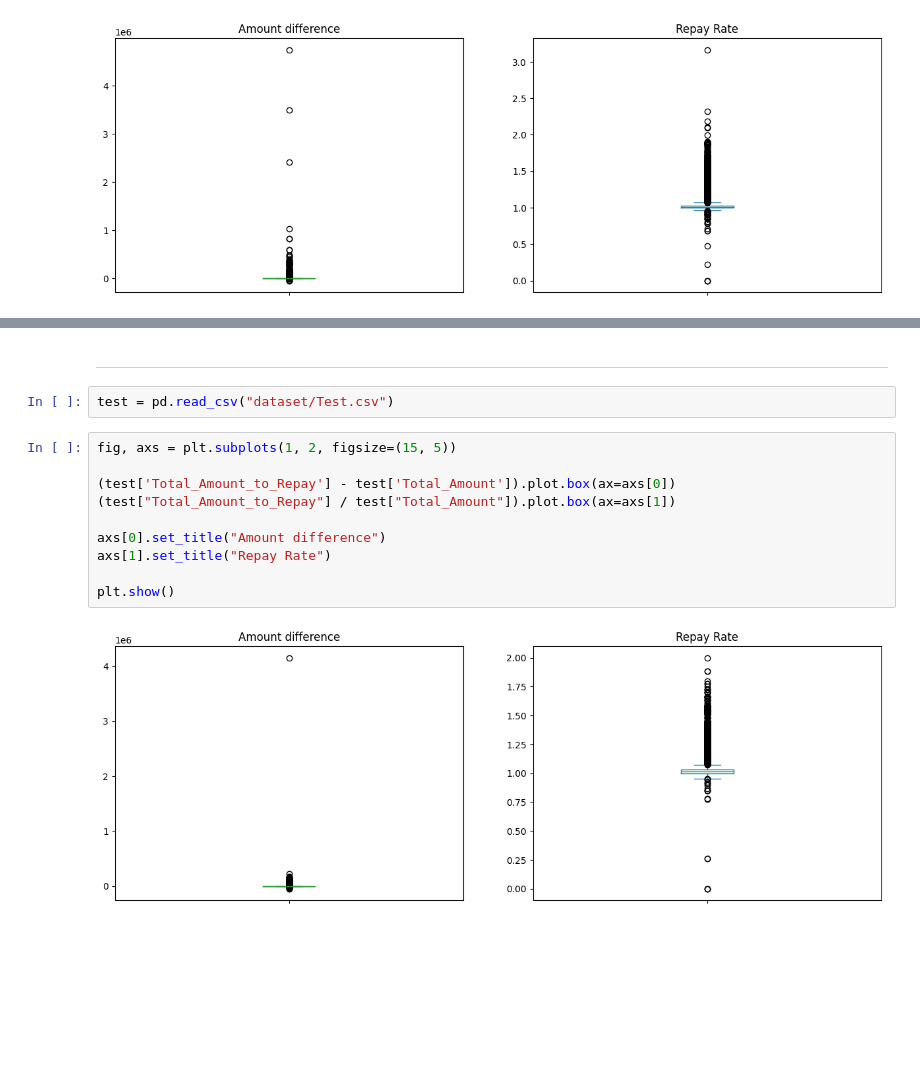
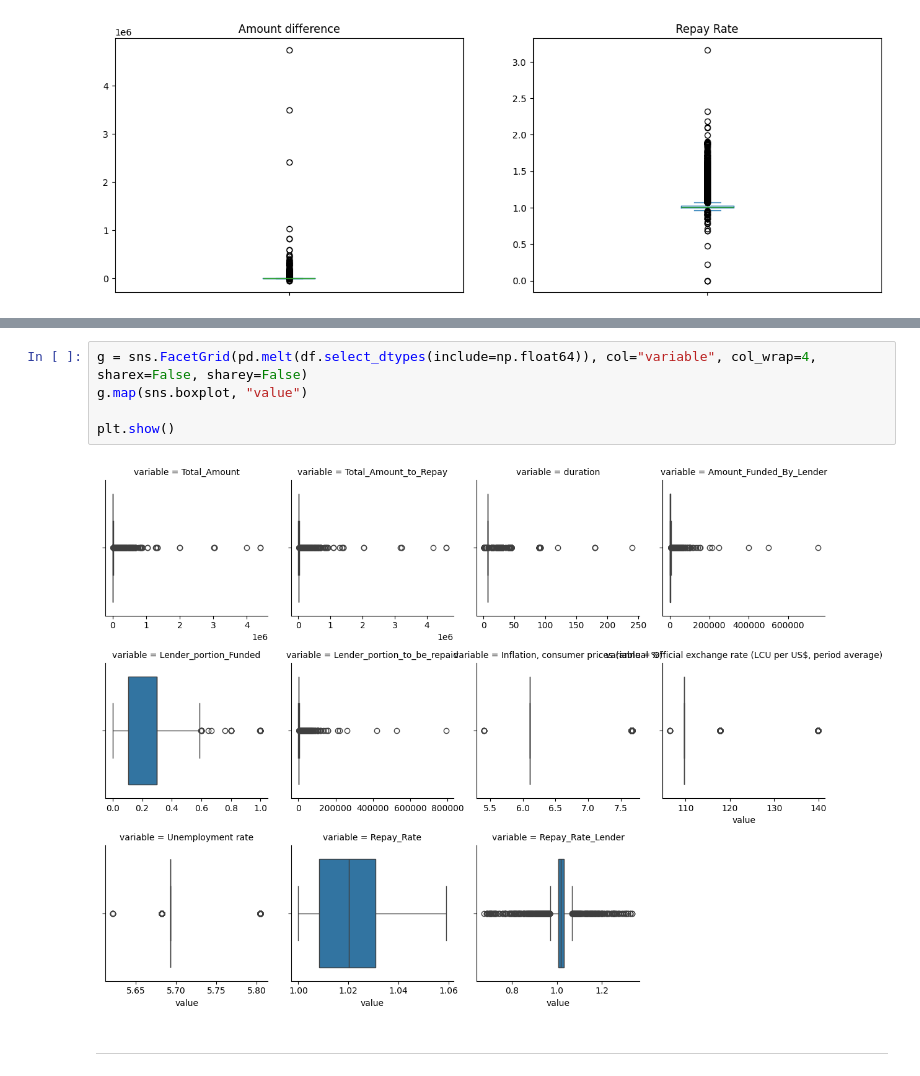
Before and after one commit to Toavina00/Zindi-credit-scoring, a Jupyter notebook: credit-scoring-EDA.ipynb, the cells around one changed output, grey strips where cells are left out. Saved outputs shown, nothing was run; the diff lists cells and outputs as text; blank space fills up the shorter version.

```diff
--- a/credit-scoring-EDA.ipynb
+++ b/credit-scoring-EDA.ipynb
@@ -406,16 +471,9 @@ When looking at the repay rate we observe some loans where the amount to be repa
+# %%
+g = sns.FacetGrid(pd.melt(df.select_dtypes(include=np.float64)), col="variable", col_wrap=4, sharex=False, sharey=False)
+g.map(sns.boxplot, "value")
+
+plt.show()
+# %% [output]
+[figure, added]
 # %% [markdown]
 ---
-# %%
-test = pd.read_csv("dataset/Test.csv")
-# %%
-fig, axs = plt.subplots(1, 2, figsize=(15, 5))
-
-(test['Total_Amount_to_Repay'] - test['Total_Amount']).plot.box(ax=axs[0])
-(test["Total_Amount_to_Repay"] / test["Total_Amount"]).plot.box(ax=axs[1])
-
-axs[0].set_title("Amount difference")
-axs[1].set_title("Repay Rate")
-
-plt.show()
-# %% [output]
-[figure, removed]
```
Also changed, not shown: parts of 4 cells of this notebook.
